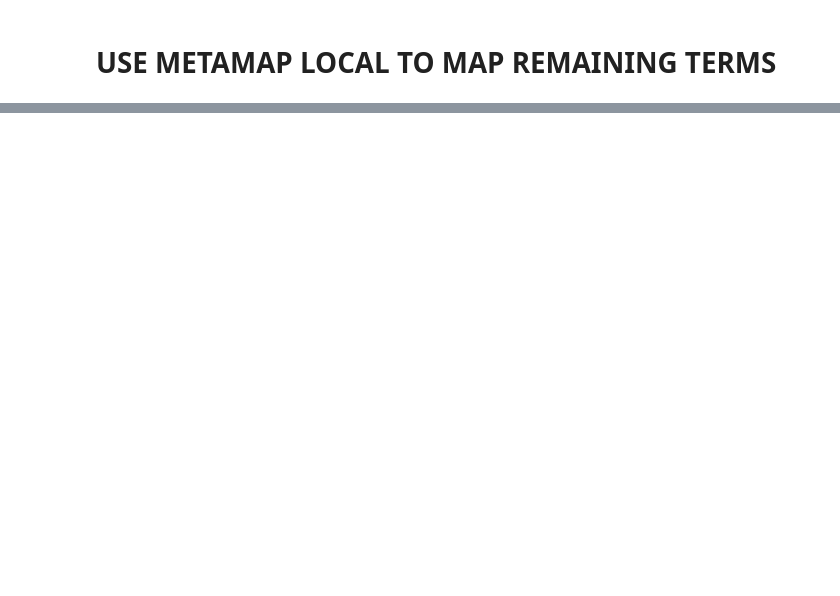
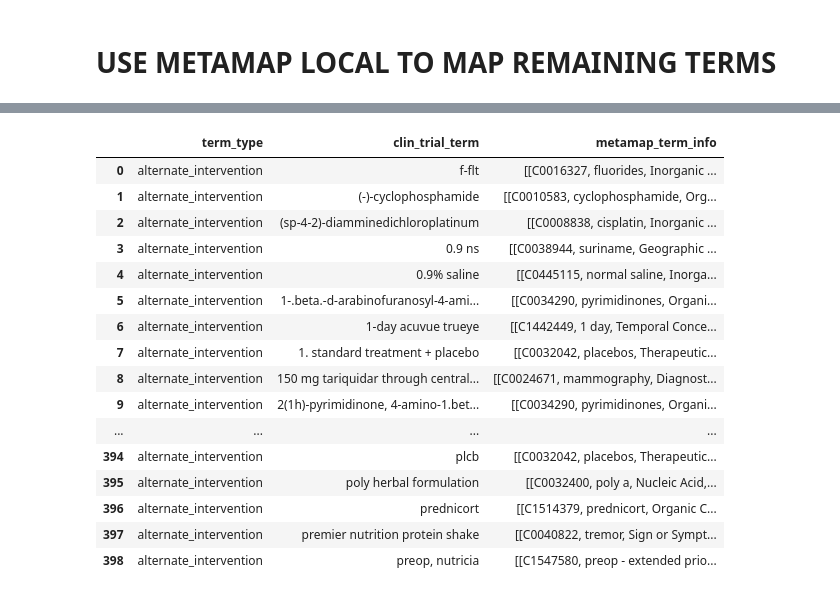
Before and after one commit to GitHubbit/Multiomics_ClinicalTrials_KP, a Jupyter notebook: mapper_ipynb_to_py_mm_only.ipynb, the cells around one changed output, grey strips where cells are left out. Cells and saved outputs as stored; diff of their text form; code cells hidden in the pictures; blank space fills up the shorter version.

```diff
--- a/mapper_ipynb_to_py_mm_only.ipynb
+++ b/mapper_ipynb_to_py_mm_only.ipynb
@@ -396,0 +578,21 @@ def term_list_to_mm(df_dict, flag_and_path):
+# %%
+with pd.option_context('display.max_rows', None, 'display.max_columns', None, 'display.max_colwidth', None):  # more options can be specified also
+    display(metamapped)
+# %% [output]
+|  | term_type | clin_trial_term | metamap_term_info |
+| 0 | alternate_intervention | f-flt | [[C0016327, fluorides, Inorganic ... |
+| 1 | alternate_intervention | (-)-cyclophosphamide | [[C0010583, cyclophosphamide, Org... |
+| 2 | alternate_intervention | (sp-4-2)-diamminedichloroplatinum | [[C0008838, cisplatin, Inorganic ... |
+| 3 | alternate_intervention | 0.9 ns | [[C0038944, suriname, Geographic ... |
+| 4 | alternate_intervention | 0.9% saline | [[C0445115, normal saline, Inorga... |
+| 5 | alternate_intervention | 1-.beta.-d-arabinofuranosyl-4-ami... | [[C0034290, pyrimidinones, Organi... |
+| 6 | alternate_intervention | 1-day acuvue trueye | [[C1442449, 1 day, Temporal Conce... |
+| 7 | alternate_intervention | 1. standard treatment + placebo | [[C0032042, placebos, Therapeutic... |
+| 8 | alternate_intervention | 150 mg tariquidar through central... | [[C0024671, mammography, Diagnost... |
+| 9 | alternate_intervention | 2(1h)-pyrimidinone, 4-amino-1.bet... | [[C0034290, pyrimidinones, Organi... |
+| ... | ... | ... | ... |
+| 394 | alternate_intervention | plcb | [[C0032042, placebos, Therapeutic... |
+| 395 | alternate_intervention | poly herbal formulation | [[C0032400, poly a, Nucleic Acid,... |
+| 396 | alternate_intervention | prednicort | [[C1514379, prednicort, Organic C... |
+| 397 | alternate_intervention | premier nutrition protein shake | [[C0040822, tremor, Sign or Sympt... |
+| 398 | alternate_intervention | preop, nutricia | [[C1547580, preop - extended prio... |
```
Also changed, not shown: parts of 8 cells of this notebook.
